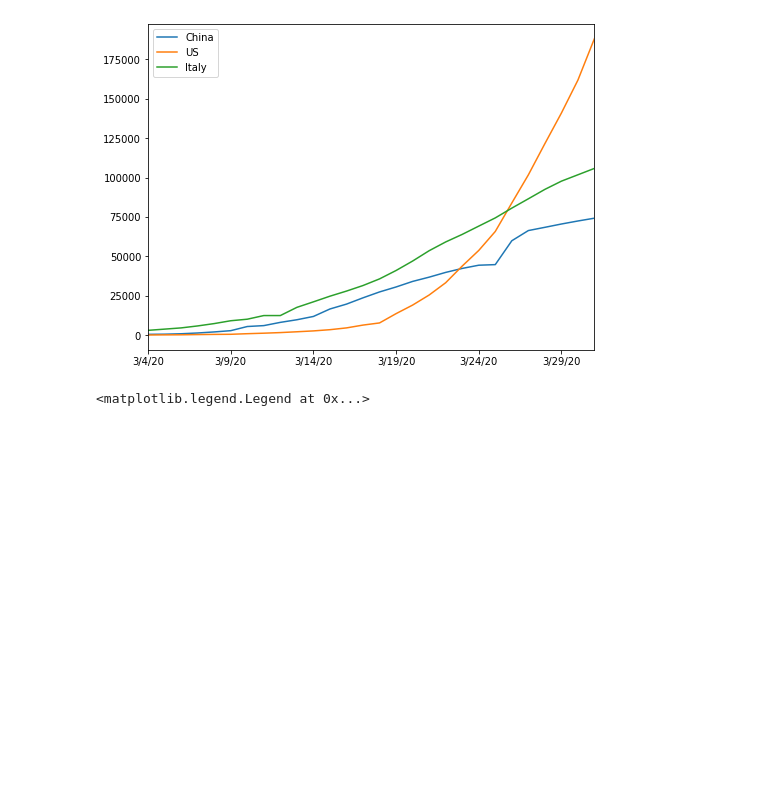
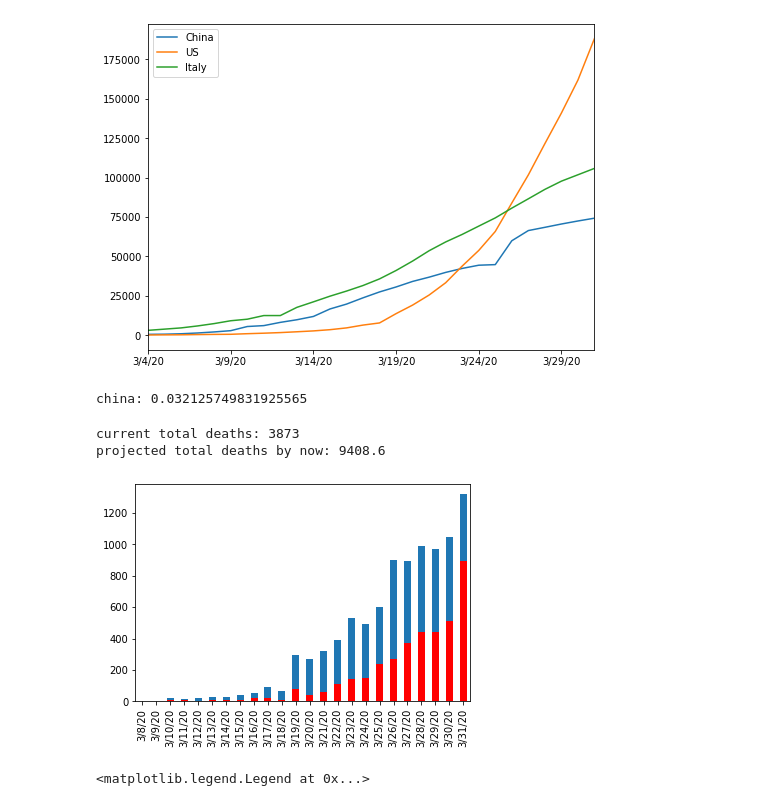
Before and after one commit to darkmajere/COVID-19, a Jupyter notebook: track_corona.ipynb, the cells around one changed output. Saved outputs shown, nothing was run; the diff lists cells and outputs as text; code cells hidden in the pictures; blank space fills up the shorter version.

```diff
--- a/track_corona.ipynb
+++ b/track_corona.ipynb
@@ -71,6 +73,32 @@ vis_cases(china,usa,italy,twin=28) ## Lets see the case increase in different co
 [figure]
 # %%
 # vis_cases(china2,usa2,italy2,twin=28) ## Now see the recovery speeds
+# %%
+def calculate_mortal_rate(dt1,dt2):
+    print("morta:",(dt2.iloc[:,4:].sum()/dt1.iloc[:,4:].sum()).mean())
+
+calculate_mortal_rate(china,china_deth)
+calculate_mortal_rate(italy,italy_deth)
+calculate_mortal_rate(spain,spain_deth)
+calculate_mortal_rate(usa,usa_deth)
+
+
+# print("china:",(china_deth.iloc[:,4:].sum()/china.iloc[:,4:].sum()).mean())
+# print("italy:",(italy_deth.iloc[:,4:].sum()/italy.iloc[:,4:].sum()).mean())
+# print("spain:",(spain_deth.iloc[:,4:].sum()/spain.iloc[:,4:].sum()).mean())
+# print("usa:",(usa_deth.iloc[:,4:].sum()/usa.iloc[:,4:].sum()).mean())
+# %% [output]
+china: 0.032125749831925565
+# %%
+avg_death_rate=0.05
+(usa.iloc[:,50:].sum().diff()*death_rate).plot.bar()
+(usa_deth.iloc[:,50:].sum().diff()).plot.bar(color='r')
+print("current total deaths: {}".format(usa_deth.iloc[:,4:].sum()[-1]))
+print("projected total deaths by now: {}".format(usa.iloc[:,4:].sum()[-1]*avg_death_rate))
+# %% [output]
+current total deaths: 3873
+projected total deaths by now: 9408.6
+[figure, added]
 # %%
 twin=21
 plt.figure(figsize=(12,8))
```
Also changed, not shown: parts of 1 cell of this notebook.
